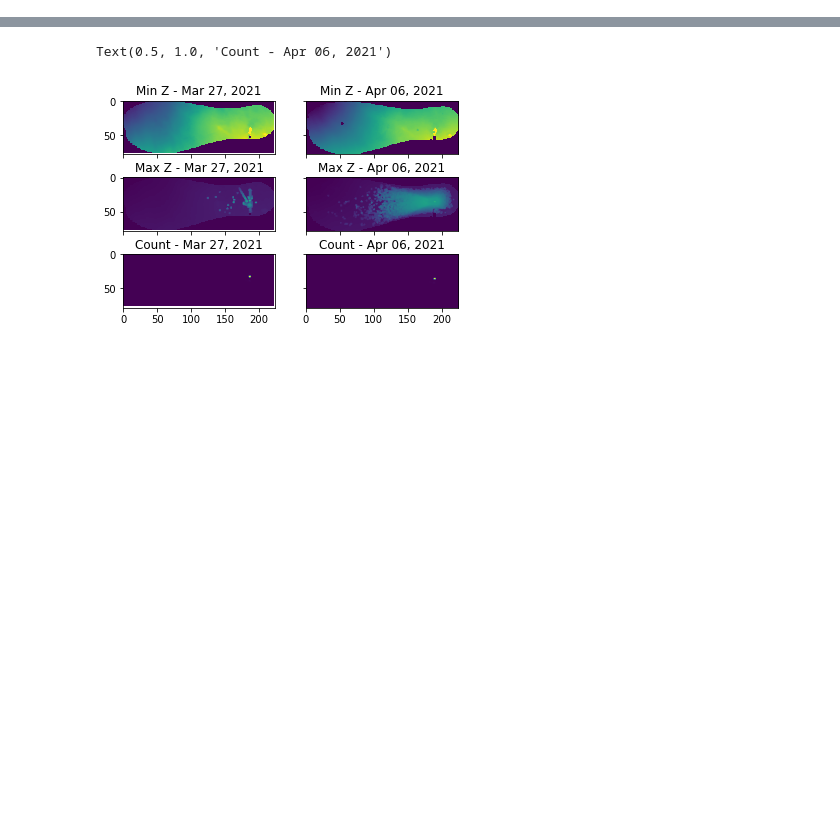
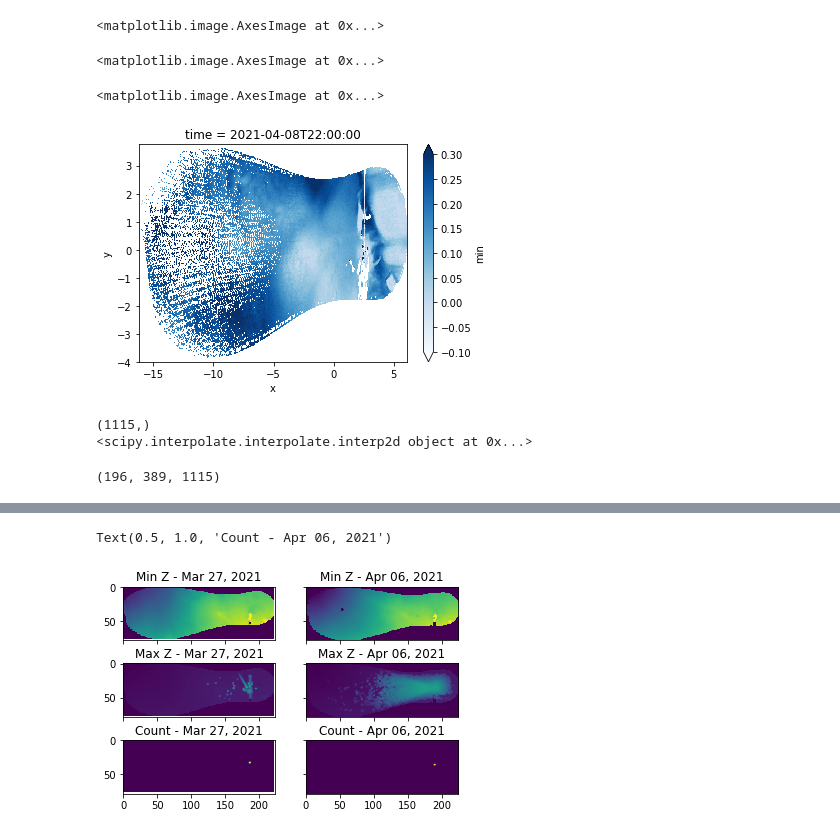
Before and after one commit to UiOHive/SnowyOwl, a Jupyter notebook: analysis/prelim_data.ipynb, the cells around one changed output, grey strips where cells are left out. Drawn from its saved outputs; the diff is of its cells as text; code cells hidden in the pictures; blank space fills up the shorter version.

```diff
--- a/analysis/prelim_data.ipynb
+++ b/analysis/prelim_data.ipynb
@@ -37,0 +76,40 @@ df['extent'] = df.fname.apply(lambda x: rast_extent(x))
+# %%
+fig, ax = plt.subplots(1,3)
+sd.isel(time=50).plot.imshow(vmin=-0.1, vmax=.3, ax=ax[0], cmap=plt.cm.Blues)
+sd.isel(time=100).plot.imshow(vmin=-0.1, vmax=.3, ax=ax[1], cmap=plt.cm.Blues)
+sd.isel(time=170).plot.imshow(vmin=-0.1, vmax=.3, ax=ax[2], cmap=plt.cm.Blues)
+# %% [output]
+<matplotlib.image.AxesImage at 0x...>
+# %%
+fig, ax = plt.subplots(1,1)
+sd.isel(time=50).interpolate_na(dim='x',
+        method='linear', max_gap=0.4).plot.imshow(vmin=-0.1, vmax=.3, ax=ax, cmap=plt.cm.Blues)
+# %% [output]
+<matplotlib.image.AxesImage at 0x...>
+# %%
+fig, ax = plt.subplots(1,1)
+sd_int.isel(time=50).plot.imshow(vmin=-0.1, vmax=.3, ax=ax, cmap=plt.cm.Blues)
+# %% [output]
+<matplotlib.image.AxesImage at 0x...>
+[figure, added]
+# %%
+# attempt to use apply_ufunc to fill holes
+from scipy import interpolate
+def _interp2d(arr,x,y):
+     print(x.shape)
+
+
+     f = interpolate.interp2d(x,y,arr[:,:,1] , kind='cubic')
+     print(f)
+     return f(np.array(x),np.array(y))
+
+ts = xr.apply_ufunc(_interp2d,sd,
+     input_core_dims=[['time']], dask = 'allowed',kwargs={"x": sd.x, "y":sd.y})
+# %% [output]
+(1115,)
+<scipy.interpolate.interpolate.interp2d object at 0x...>
+# %%
+msd = np.array(sd)
+msd.shape
+# %% [output]
+(196, 389, 1115)
```
Also changed, not shown: parts of 23 cells of this notebook, 2 other files.
